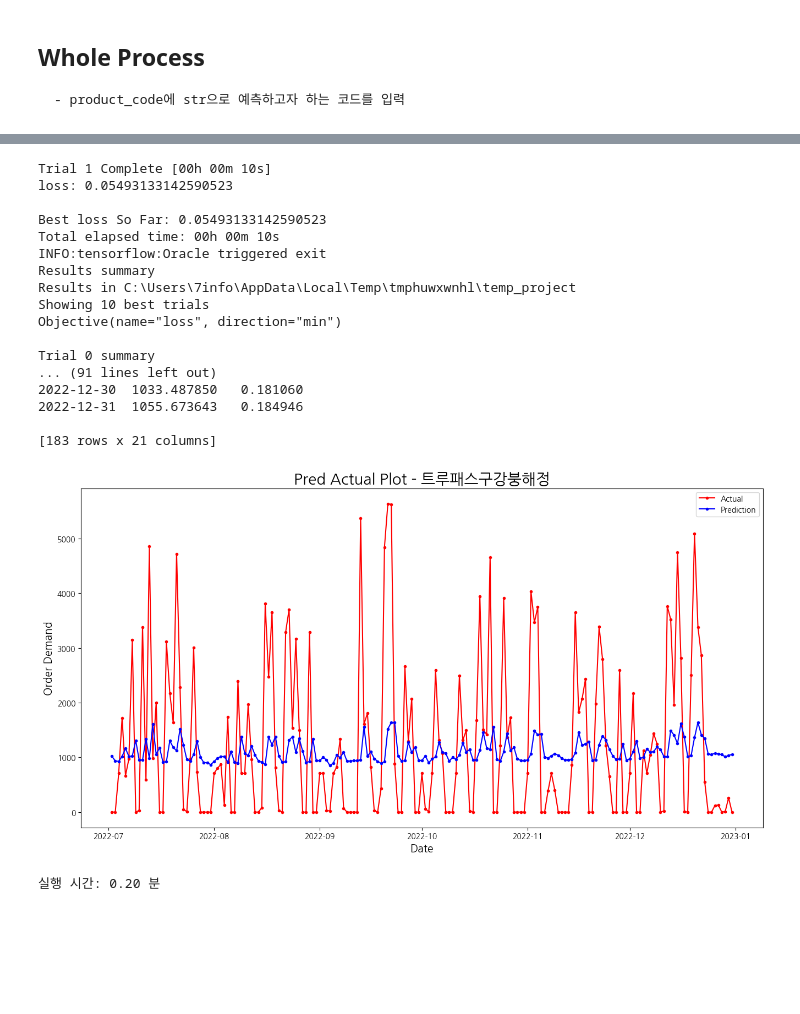
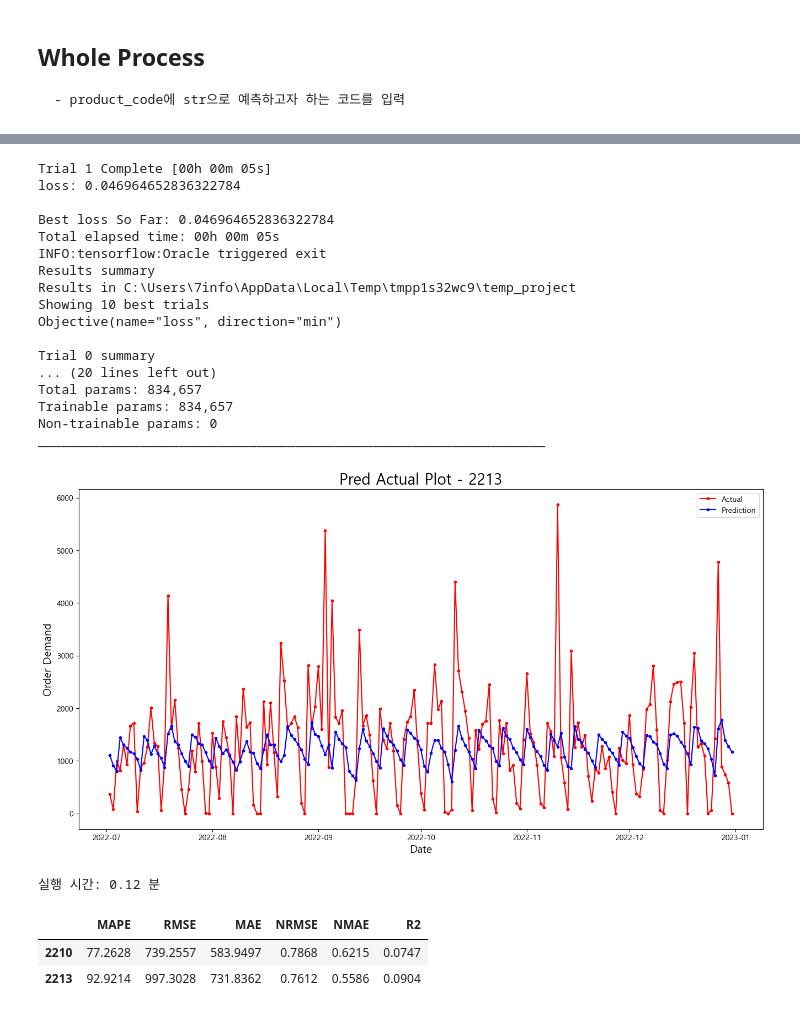
Before and after one commit to Hasaero/Demand_Forecasting_EEMD, a Jupyter notebook: LSTM/LSTM_Single.ipynb, the cells around one changed output, grey strips where cells are left out. Saved outputs shown, nothing was run; the diff lists cells and outputs as text; code cells hidden in the pictures; blank space fills up the shorter version.

```diff
--- a/LSTM/LSTM_Single.ipynb
+++ b/LSTM/LSTM_Single.ipynb
@@ -115,12 +121,12 @@ def split_data(product_df, time_steps):
 def build_model(hp):
     model = Sequential()
     # 2개의 LSTM Layers
-    model.add(LSTM(units=hp.Int('units_1', min_value=320, max_value=480, step=64),
+    model.add(LSTM(units=hp.Int('units_1', min_value=256, max_value=320, step=64),
                    activation='tanh',
                    return_sequences=True,
                    input_shape=(None, n_features)))
 
-    model.add(LSTM(units=hp.Int('units_2', min_value=128, max_value=320, step=32),
+    model.add(LSTM(units=hp.Int('units_2', min_value=128, max_value=256, step=32),
                    activation='tanh',
                    return_sequences=False))
 
@@ -135,7 +141,7 @@ def build_model(hp):
 
     return model
 
-def optimize_model(X_train, y_train, X_test, sc, epochs, n_features, trials):
+def optimize_model(X_train, y_train, X_test, sc, epochs, trials, target_idx):
     # 진행 상황 저장 할 필요없어서, 임시 경로 생성
     with tempfile.TemporaryDirectory() as temp_dir:
         tuner = RandomSearch(
@@ -162,11 +168,11 @@ def optimize_model(X_train, y_train, X_test, sc, epochs, n_features, trials):
     pred_norm = pred # 예측값을 저장하되, normalize된 값 저장
 
     pred_expanded = np.zeros((pred.shape[0], n_features))
-    pred_expanded[:,0] = pred.ravel()  # 첫 번째 feature에 pred 값을 채움
+    pred_expanded[:,target_idx] = pred.ravel()  # 첫 번째 feature에 pred 값을 채움
 
     # inverse_transform 적용
     pred = sc.inverse_transform(pred_expanded)
-    pred = pred[:, 0]  # 원하는 첫 번째 feature만 선택
+    pred = pred[:, target_idx]  # 원하는 첫 번째 feature만 선택
 
     best_model.summary()
     # 모델 객체와 예측값 반환
@@ -177,10 +183,10 @@ def optimize_model(X_train, y_train, X_test, sc, epochs, n_features, trials):
 def LSTM_single(product_df, time_steps, epochs, trials):
 
     # 학습 데이터와 테스트 데이터 분리
-    X_train, y_train, X_test, y_test, sc, n_features = split_data(product_df, time_steps)
+    X_train, y_train, X_test, y_test, sc, target_idx = split_data(product_df, time_steps)
 
     # LSTM 모델 학습 및 예측
-    best_model, pred, pred_norm = optimize_model(X_train, y_train, X_test, sc, epochs, n_features, trials=trials)
+    best_model, pred, pred_norm = optimize_model(X_train, y_train, X_test, sc, epochs, trials, target_idx)
 
     # 예측 결과 저장
     y_test.reset_index(drop=True, inplace=True)
@@ -304,15 +310,14 @@ def calculate_metrics(product_code, res_df):
 # %% [markdown]
 ## Check the Result
 # %%
-n_features = 13
-def execute_single_LSTM(product_code, time_steps=10, epochs=30, trials=1):
+def execute_single_LSTM(product_code, time_steps=10, epochs=50, trials=5):
     start_time = time.time()
 
     product_df = df[df['Product']== product_code].reset_index(drop=True)
 
     # LSTM 단일 모델
     model, res_df = LSTM_single(product_df, time_steps, epochs, trials) #dictionary, time_steps, epochs
-    print(res_df)
+
     save_model(product_code, model)
     # 모델 Metric과 Pred_Actual Plot 저장
 
@@ -329,9 +334,6 @@ def execute_single_LSTM(product_code, time_steps=10, epochs=30, trials=1):
 # %% [markdown]
 ## Whole Process
     - product_code에 str으로 예측하고자 하는 코드를 입력
-# %%
-df = pd.read_csv("../Data/JW/JW_capstone_data.csv")
-df['Date'] = pd.to_datetime(df['Date'])
 # %%
 execute_single_LSTM('가나칸정')
 # %% [output]
@@ -359,26 +361,35 @@ Trial 0 summary
 # %%
-for product in df['Product'].unique():
+all_metric = pd.DataFrame()
+
+for product in df['Product'].unique()[:2]:
     print("==================================")
     print(f"========== { product } ==========")
     print("==================================")
-    execute_single_LSTM(product)
+    tmp_metric = execute_single_LSTM(product)
+    all_metric = pd.concat([all_metric, tmp_metric])
 # %% [output]
-Trial 1 Complete [00h 00m 10s]
-loss: 0.05493133142590523
+Trial 1 Complete [00h 00m 05s]
+loss: 0.046964652836322784
 
-Best loss So Far: 0.05493133142590523
-Total elapsed time: 00h 00m 10s
+Best loss So Far: 0.046964652836322784
+Total elapsed time: 00h 00m 05s
 INFO:tensorflow:Oracle triggered exit
 Results summary
-Results in C:\Users\7info\AppData\Local\Temp\tmphuwxwnhl\temp_project
+Results in C:\Users\7info\AppData\Local\Temp\tmpp1s32wc9\temp_project
 Showing 10 best trials
 Objective(name="loss", direction="min")
 
 Trial 0 summary
-... (91 lines left out)
-2022-12-30  1033.487850   0.181060
-2022-12-31  1055.673643   0.184946
-
-[183 rows x 21 columns]
+... (20 lines left out)
+Total params: 834,657
+Trainable params: 834,657
+Non-trainable params: 0
+_________________________________________________________________
-[figure, old version]
+[figure, new version]
-실행 시간: 0.20 분
+실행 시간: 0.12 분
+# %%
+all_metric
+# %% [output]
+|  | MAPE | RMSE | MAE | NRMSE | NMAE | R2 |
+| 2210 | 77.2628 | 739.2557 | 583.9497 | 0.7868 | 0.6215 | 0.0747 |
+| 2213 | 92.9214 | 997.3028 | 731.8362 | 0.7612 | 0.5586 | 0.0904 |
```
Also changed, not shown: parts of 4 cells of this notebook, 7 other files.
